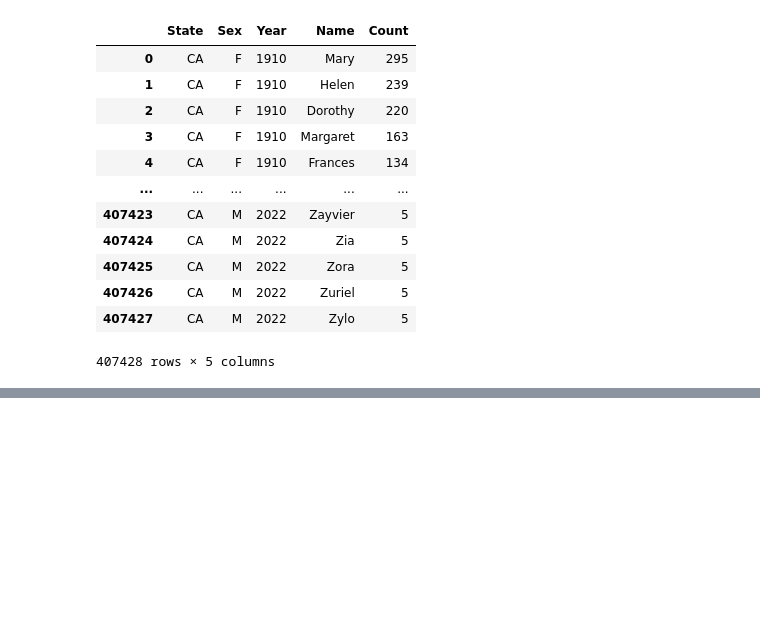
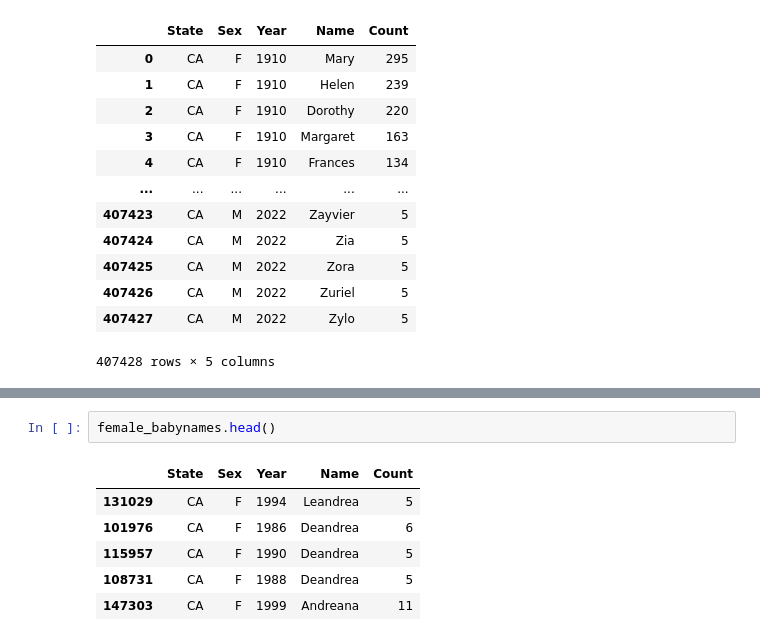
Before and after one commit to dakhilram/Intro-To-DS, a Jupyter notebook: Lecture_4,5.ipynb, the cells around one changed output, grey strips where cells are left out. Saved outputs shown, nothing was run; the diff lists cells and outputs as text; blank space fills up the shorter version.

```diff
--- a/Lecture_4,5.ipynb
+++ b/Lecture_4,5.ipynb
@@ -397,0 +441,9 @@ fig
+# %%
+female_babynames.head()
+# %% [output]
+|  | State | Sex | Year | Name | Count |
+| 131029 | CA | F | 1994 | Leandrea | 5 |
+| 101976 | CA | F | 1986 | Deandrea | 6 |
+| 115957 | CA | F | 1990 | Deandrea | 5 |
+| 108731 | CA | F | 1988 | Deandrea | 5 |
+| 147303 | CA | F | 1999 | Andreana | 11 |
```
Also changed, not shown: parts of 12 cells of this notebook.
